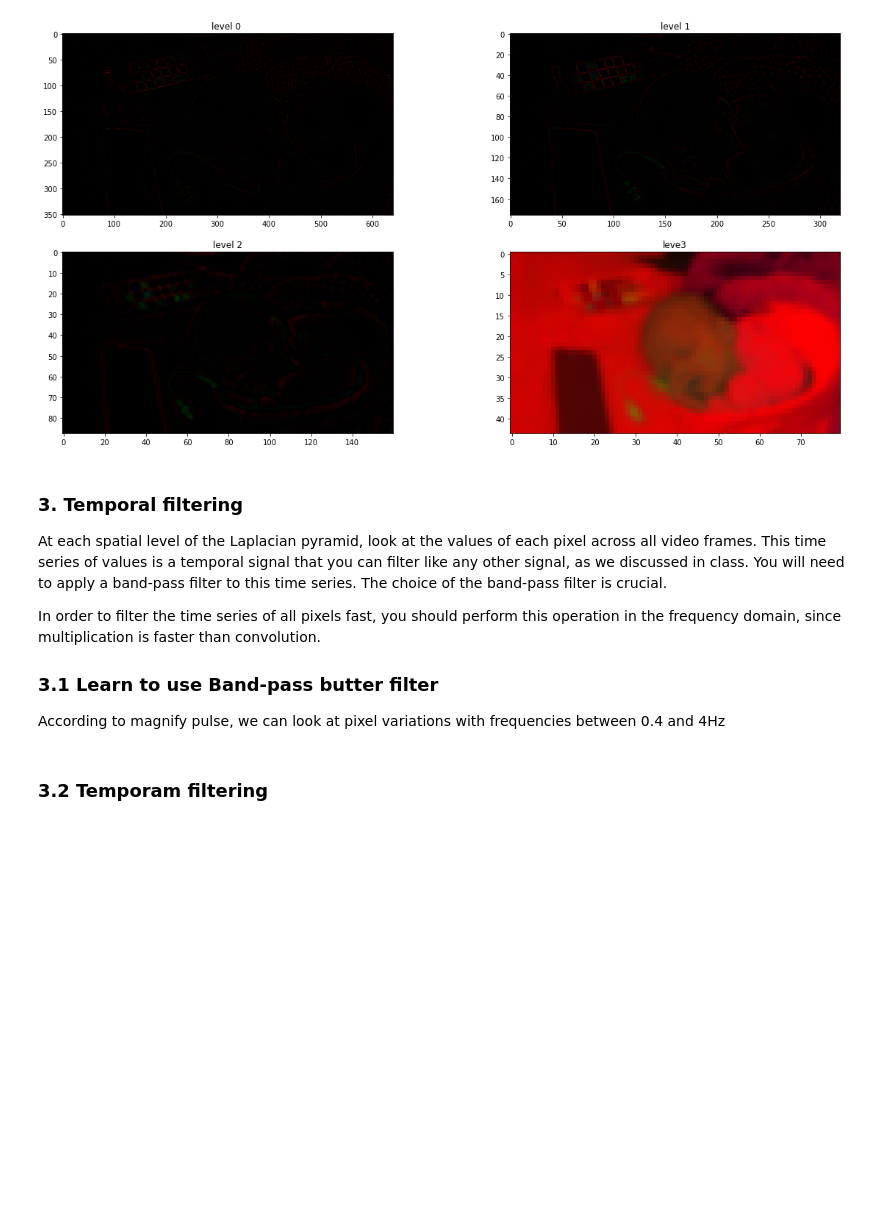
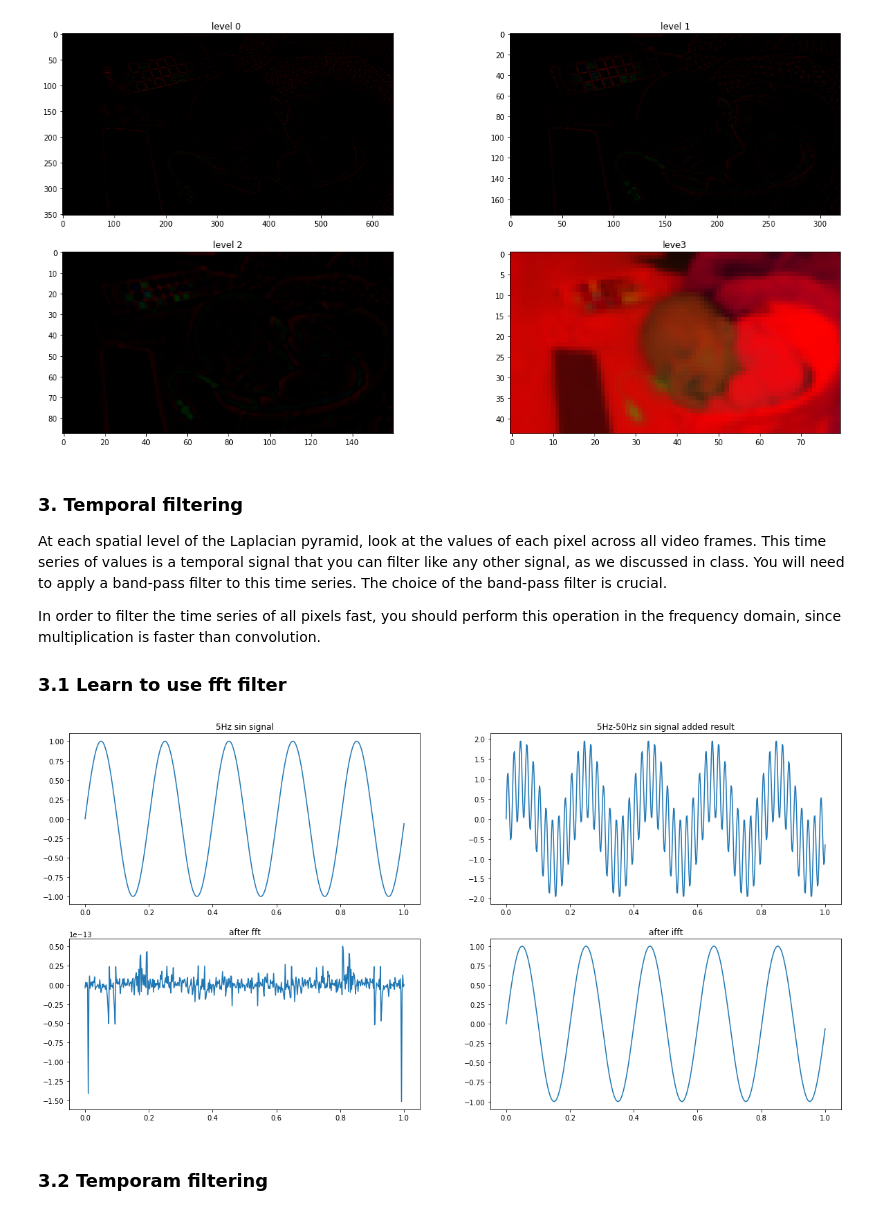
Before and after one commit to xueqinChen/ComputationalPhotography, a Jupyter notebook: p2/src/Video_Magnification.ipynb, the cells around one changed output. Saved outputs shown, nothing was run; the diff lists cells and outputs as text; code cells hidden in the pictures; blank space fills up the shorter version.

```diff
--- a/p2/src/Video_Magnification.ipynb
+++ b/p2/src/Video_Magnification.ipynb
@@ -258,9 +231,48 @@ At each spatial level of the Laplacian pyramid, look at the values of each pixel
 In order to filter the time series of all pixels fast, you should perform this operation in
 the frequency domain, since multiplication is faster than convolution.
 
-### 3.1 Learn to use Band-pass butter filter
-
-According to magnify pulse, we can look at pixel variations with frequencies between 0.4 and 4Hz
+### 3.1 Learn to use fft filter
+# %%
+from scipy import signal
+import numpy as np
+import matplotlib.pyplot as plt
+import matplotlib
+
+
+# def test_butter_bandpass():
+N = 500
+fs = 5
+n = [2*np.pi*fs*t/N for t in range(N)]
+axis_x = np.linspace(0,1,num=N)
+
+plt.figure(figsize=(20,10))
+#频率为5Hz的正弦信号
+x = [np.sin(i) for i in n]
+plt.subplot(221)
+plt.plot(axis_x,x)
+plt.title('5Hz sin signal')
+
+# 5Hz与50Hz的正弦叠加信号
+xx = []
+x1 = [np.sin(i*10) for i in n]
+for i in range(len(x)):
+    xx.append(x[i] + x1[i])
+
+plt.subplot(222)
+plt.plot(axis_x,xx)
+plt.title('5Hz-50Hz sin signal added result')
+
+plt.subplot(223)
+transformed = np.fft.fft(x)  #使用fft函数对余弦波信号进行傅里叶变换。
+plt.plot(axis_x, transformed)  #使用Matplotlib绘制变换后的信号。
+plt.title('after fft')
+
+plt.subplot(224)
+plt.plot(axis_x, np.fft.ifft(transformed))  #使用Matplotlib绘制变换后的信号。
+plt.title('after ifft')
+plt.show()
+# %% [output]
+[figure, added]
 # %% [markdown]
 ### 3.2 Temporam filtering
 # %%
```
Also changed, not shown: parts of 19 cells of this notebook.
